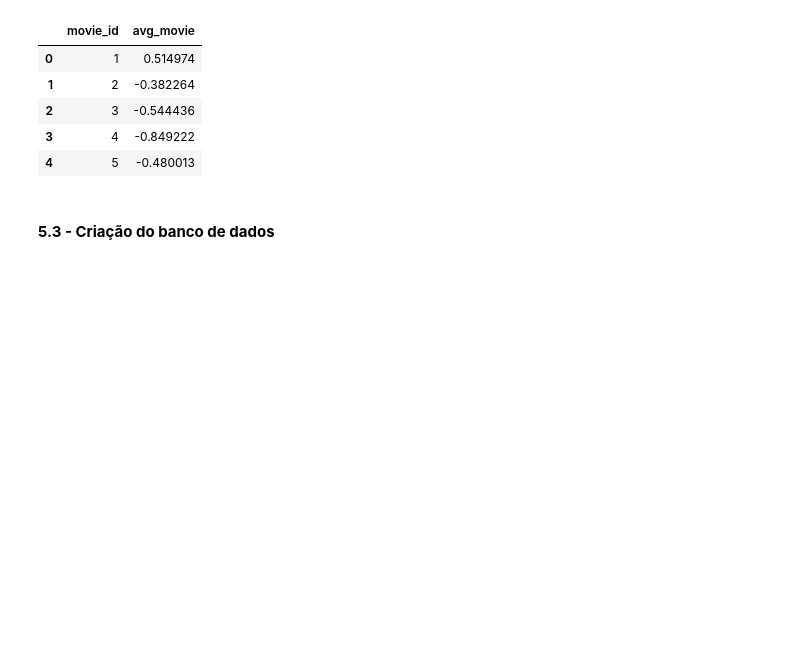
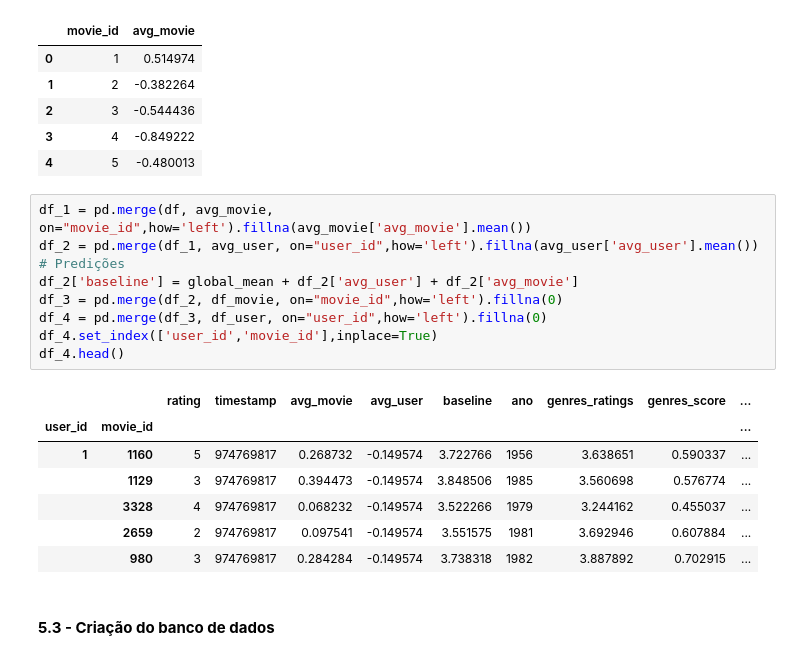
Before and after one commit to rodolfoarruda/MachineLearning, a Jupyter notebook: recom_sys_v2.ipynb, the cells around one changed output. Drawn from its saved outputs; the diff is of its cells as text; blank space fills up the shorter version.

```diff
--- a/recom_sys_v2.ipynb
+++ b/recom_sys_v2.ipynb
@@ -867,6 +867,23 @@ avg_movie.head()
 | 2 | 3 | -0.544436 |
 | 3 | 4 | -0.849222 |
 | 4 | 5 | -0.480013 |
+# %%
+df_1 = pd.merge(df, avg_movie, on="movie_id",how='left').fillna(avg_movie['avg_movie'].mean())
+df_2 = pd.merge(df_1, avg_user, on="user_id",how='left').fillna(avg_user['avg_user'].mean())
+# Predições
+df_2['baseline'] = global_mean + df_2['avg_user'] + df_2['avg_movie']
+df_3 = pd.merge(df_2, df_movie, on="movie_id",how='left').fillna(0)
+df_4 = pd.merge(df_3, df_user, on="user_id",how='left').fillna(0)
+df_4.set_index(['user_id','movie_id'],inplace=True)
+df_4.head()
+# %% [output]
+|  |  | rating | timestamp | avg_movie | avg_user | baseline | ano | genres_ratings | genres_score | ... |
+| user_id | movie_id |  |  |  |  |  |  |  |  | ... |
+| 1 | 1160 | 5 | 974769817 | 0.268732 | -0.149574 | 3.722766 | 1956 | 3.638651 | 0.590337 | ... |
+|  | 1129 | 3 | 974769817 | 0.394473 | -0.149574 | 3.848506 | 1985 | 3.560698 | 0.576774 | ... |
+|  | 3328 | 4 | 974769817 | 0.068232 | -0.149574 | 3.522266 | 1979 | 3.244162 | 0.455037 | ... |
+|  | 2659 | 2 | 974769817 | 0.097541 | -0.149574 | 3.551575 | 1981 | 3.692946 | 0.607884 | ... |
+|  | 980 | 3 | 974769817 | 0.284284 | -0.149574 | 3.738318 | 1982 | 3.887892 | 0.702915 | ... |
 # %% [markdown]
 #### **5.3 - Criação do banco de dados**
 # %% [markdown]
```
Also changed, not shown: parts of 9 cells of this notebook.
